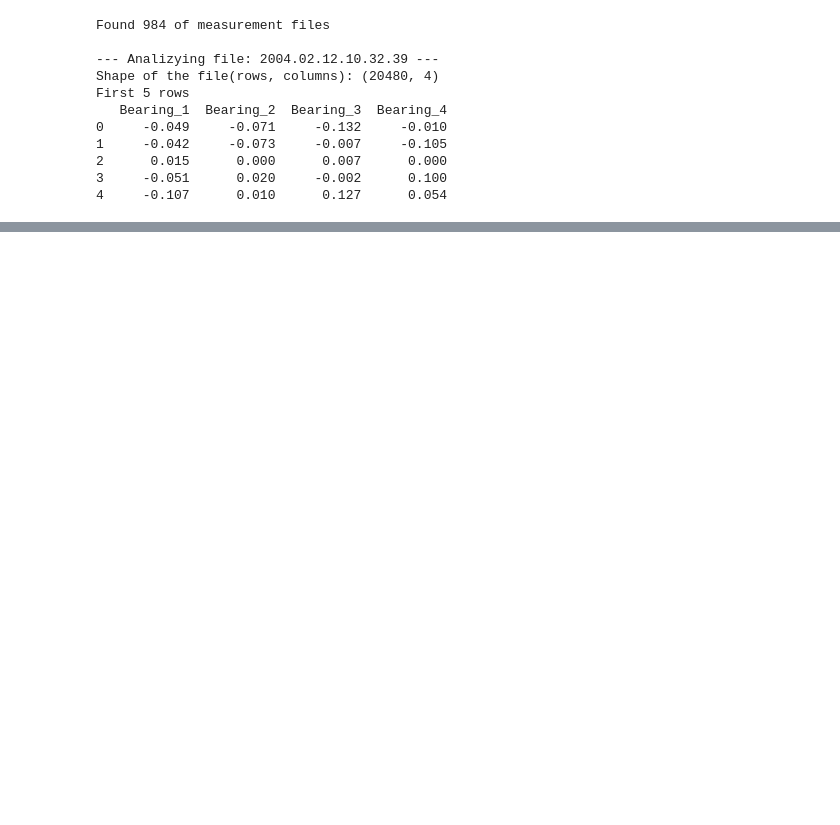
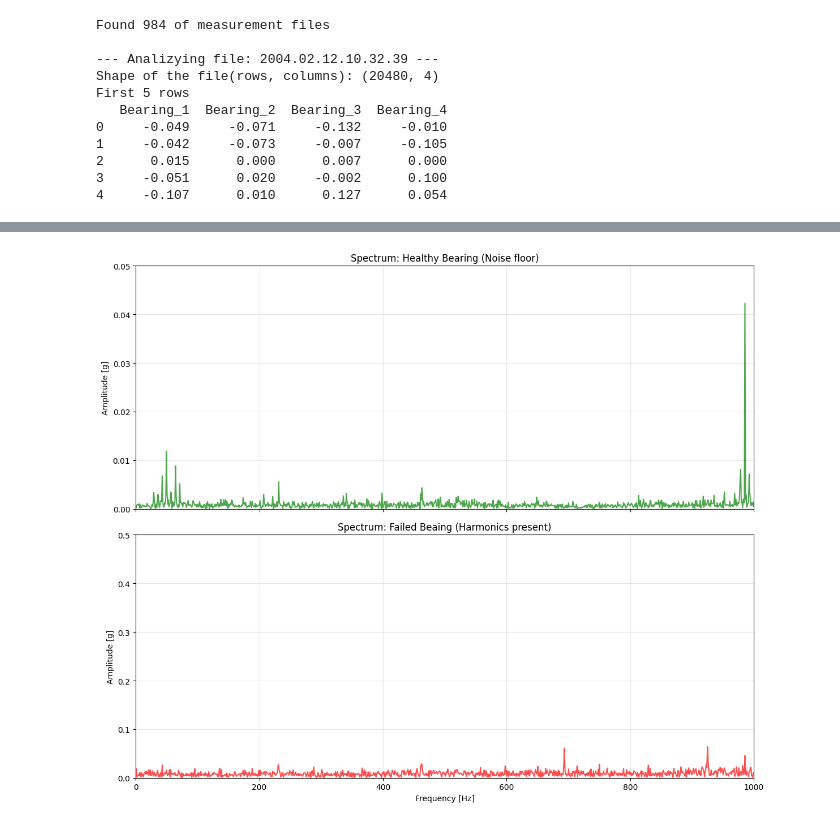
Before and after one commit to kwerulik/EchoGuard, a Jupyter notebook: notebooks/inspect_data.ipynb, the cells around one changed output, grey strips where cells are left out. Saved outputs shown, nothing was run; the diff lists cells and outputs as text; code cells hidden in the pictures; blank space fills up the shorter version.

```diff
--- a/notebooks/inspect_data.ipynb
+++ b/notebooks/inspect_data.ipynb
@@ -61,0 +86,25 @@ plt.show()
+# %%
+xf_h, yf_h = compute_ff_analysis(df_healthy)
+xf_f, yf_f = compute_ff_analysis(df_failure)
+
+fig, ax = plt.subplots(2, 1, figsize=(12, 10), sharex= True)
+
+ax[0].plot(xf_h, yf_h, color='green', alpha=0.7)
+ax[0].set_title('Spectrum: Healthy Bearing (Noise floor)')
+ax[0].set_ylabel('Amplitude [g]')
+ax[0].grid(True, which='both', alpha=0.3)
+ax[0].set_xlim(0, 1000)
+ax[0].set_ylim(0, 0.05)
+
+ax[1].plot(xf_f, yf_f, color='red', alpha=0.7)
+ax[1].set_title('Spectrum: Failed Beaing (Harmonics present)')
+ax[1].set_ylabel('Amplitude [g]')
+ax[1].set_xlabel('Frequency [Hz]')
+ax[1].grid(True, which='Both', alpha=0.3)
+ax[1].set_xlim(0, 1000)
+ax[1].set_ylim(0, 0.5)
+
+plt.tight_layout()
+plt.show()
+# %% [output]
+[figure, added]
```
Also changed, not shown: parts of 3 cells of this notebook.
